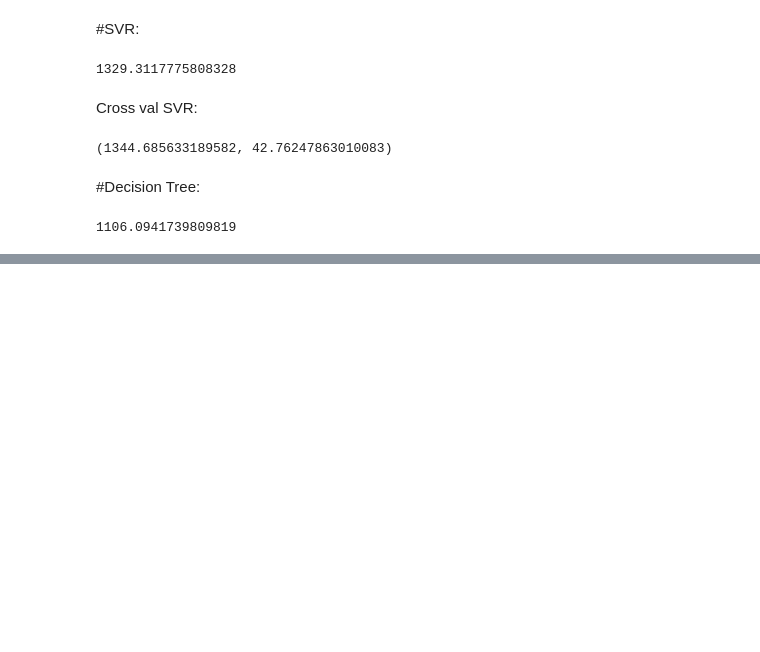
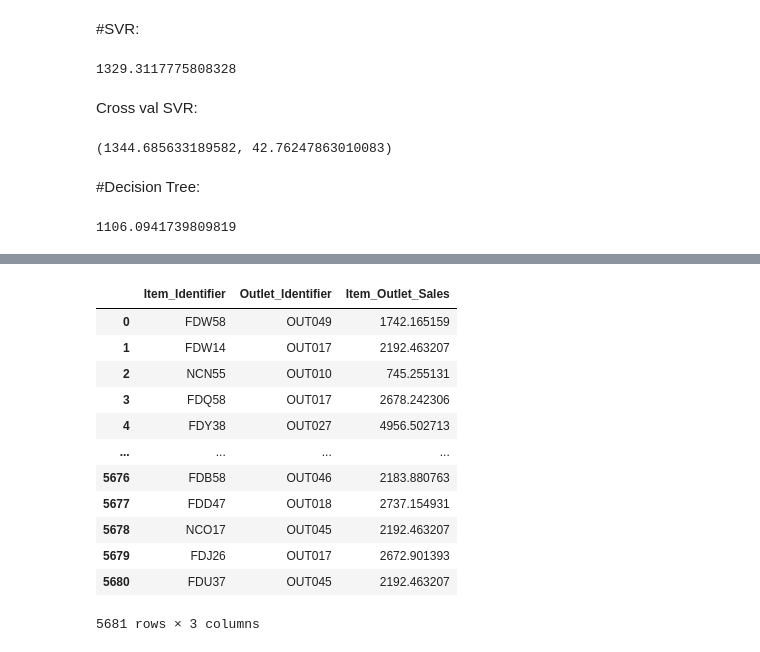
Before and after one commit to kavya6301/Grocery-sales-prediction, a Jupyter notebook: Grocery_sales_prediction.ipynb, the cells around one changed output, grey strips where cells are left out. Drawn from its saved outputs; the diff is of its cells as text; code cells hidden in the pictures; blank space fills up the shorter version.

```diff
--- a/Grocery_sales_prediction.ipynb
+++ b/Grocery_sales_prediction.ipynb
@@ -566,0 +815,3 @@ It seems like Decision Tree Regression doing better than others
+# %%
+sample=pd.read_csv('/content/drive/MyDrive/ML projects/Grocery sales prediction/Submission.csv')
+sample.head()
@@ -566,0 +827,19 @@ It seems like Decision Tree Regression doing better than others
+# %%
+df=pd.DataFrame({'Item_Outlet_Sales':predict})
+corr_ans=pd.concat([sample,df],axis=1)
+del corr_ans['Unnamed: 0']
+corr_ans
+# %% [output]
+|  | Item_Identifier | Outlet_Identifier | Item_Outlet_Sales |
+| 0 | FDW58 | OUT049 | 1742.165159 |
+| 1 | FDW14 | OUT017 | 2192.463207 |
+| 2 | NCN55 | OUT010 | 745.255131 |
+| 3 | FDQ58 | OUT017 | 2678.242306 |
+| 4 | FDY38 | OUT027 | 4956.502713 |
+| ... | ... | ... | ... |
+| 5676 | FDB58 | OUT046 | 2183.880763 |
+| 5677 | FDD47 | OUT018 | 2737.154931 |
+| 5678 | NCO17 | OUT045 | 2192.463207 |
+| 5679 | FDJ26 | OUT017 | 2672.901393 |
+| 5680 | FDU37 | OUT045 | 2192.463207 |
+5681 rows × 3 columns
```
Also changed, not shown: parts of 46 cells of this notebook.
